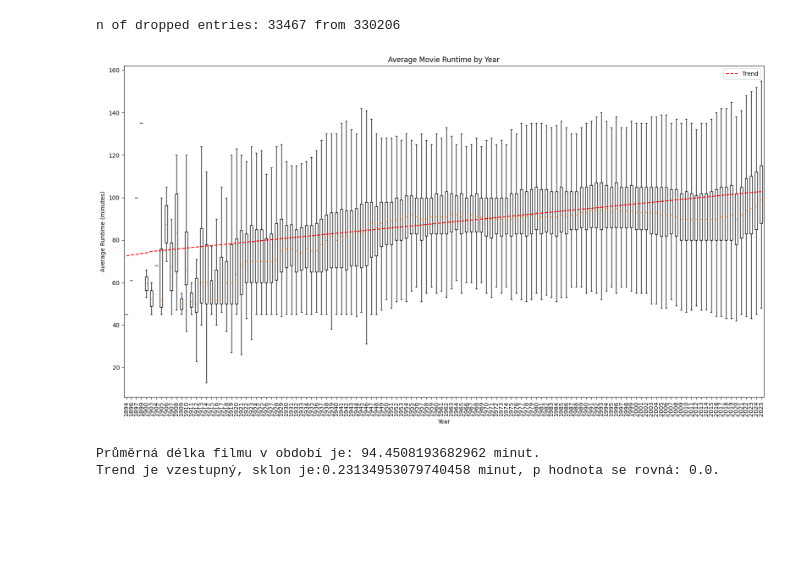
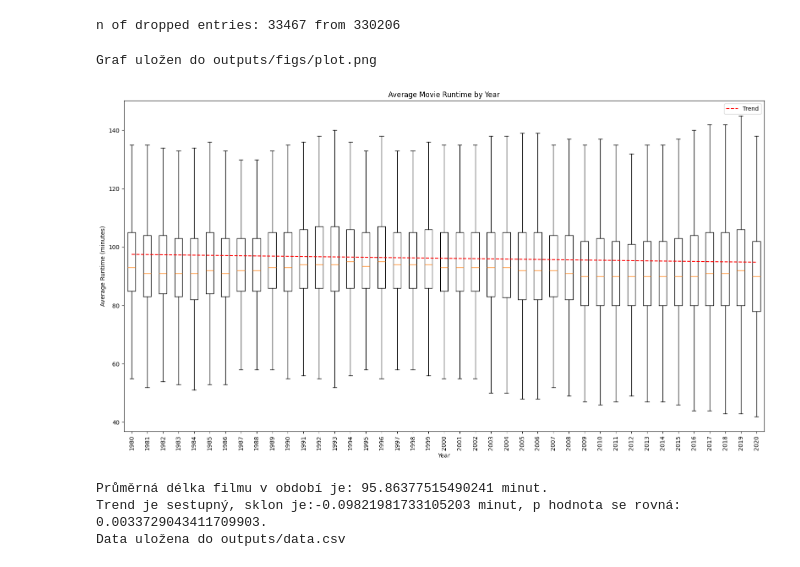
Before and after one commit to tvrzj/PRJD, a Jupyter notebook: code.ipynb, the cells around one changed output. Saved outputs shown, nothing was run; the diff lists cells and outputs as text; code cells hidden in the pictures; blank space fills up the shorter version.

```diff
--- a/code.ipynb
+++ b/code.ipynb
@@ -64,7 +64,14 @@ movies_df['runtimeMinutes'] = movies_df['runtimeMinutes'].astype(int)
 n of dropped entries: 33467 from 330206
 # %%
 #defining function, that sets the period for analysis, does mk test of time lenghts and outputs a boxplot.
-def mov_period_analysis(start_year: int = None, end_year: int = None):
+def mov_period_analysis(
+    start_year: int = None,
+    end_year: int = None,
+    save_graph: bool = False,
+    graph_path: str = "output.png",
+    save_data: bool = False,
+    data_path: str = "output.csv"):
+
     #Error handling
     if (start_year is not None and end_year is not None) and (start_year > end_year):
         print('Error: Počáteční rok musí být menší, než konečný.')
@@ -88,8 +95,7 @@ def mov_period_analysis(start_year: int = None, end_year: int = None):
     #plot generation
     fig, ax = plt.subplots(figsize=(16, 9))
     ax.boxplot(list_of_lists,
-            showfliers=False,
-            )
+            showfliers=False,)
 
     z = np.polyfit(years, avg_runtimes, 1)
     p = np.poly1d(z)
@@ -105,10 +111,16 @@ def mov_period_analysis(start_year: int = None, end_year: int = None):
     ax.legend()
     plt.tight_layout()  # Adjust layout to fit everything
 
+    #save graph
+    if save_graph:
+        plt.savefig('outputs/figs/' + graph_path)
+        print(f'Graf uložen do {'outputs/figs/' + graph_path}')
+
     plt.show()
 
     #average movie length
-    print(f'Průměrná délka filmu v období je: {movies_df[movies_df['startYear'] >= start_year]['runtimeMinutes'].mean()} minut.')
+    av_leng = movies_df[movies_df['startYear'] >= start_year]['runtimeMinutes'].mean()
+    print(f'Průměrná délka filmu v období je: {av_leng} minut.')
 
     #statistical test
     test_result = mk.original_test(avg_runtimes)
@@ -117,10 +129,24 @@ def mov_period_analysis(start_year: int = None, end_year: int = None):
     else: t = 'neexistující'
 
     print(f'Trend je {t}, sklon je:{test_result.slope} minut, p hodnota se rovná: {test_result.p}.')
+
+    #save_test
+    if save_data:
+        df_out = pd.DataFrame({
+            'start_year': [start_year],
+            'end_year': [end_year],
+            'average_movie_lenght': [av_leng],
+            'trend': [t],
+            'slope': [test_result.slope],
+            'p_value': [test_result.p],
+        })
+        df_out.to_csv('outputs/' + data_path, index=False)
+        print(f'Data uložena do {'outputs/' + data_path}')
-# %%
-#using the function
-mov_period_analysis()
-# %% [output]
-[figure, removed]
-Průměrná délka filmu v období je: 94.4508193682962 minut.
-Trend je vzestupný, sklon je:0.23134953079740458 minut, p hodnota se rovná: 0.0.
+# %%
+mov_period_analysis(1980, 2020, save_graph=True, graph_path="plot.png", save_data=True, data_path="data.csv")
+# %% [output]
+Graf uložen do outputs/figs/plot.png
+[figure, added]
+Průměrná délka filmu v období je: 95.86377515490241 minut.
+Trend je sestupný, sklon je:-0.09821981733105203 minut, p hodnota se rovná: 0.0033729043411709903.
+Data uložena do outputs/data.csv
```
Also changed, not shown: 4 other files.
